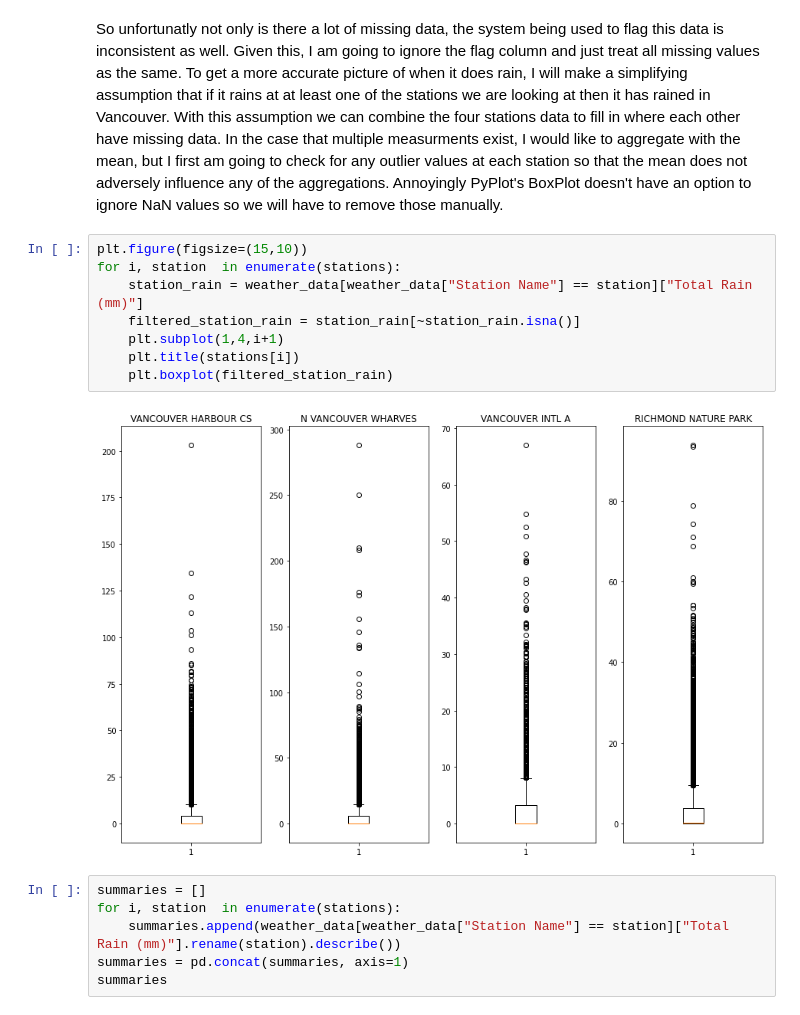
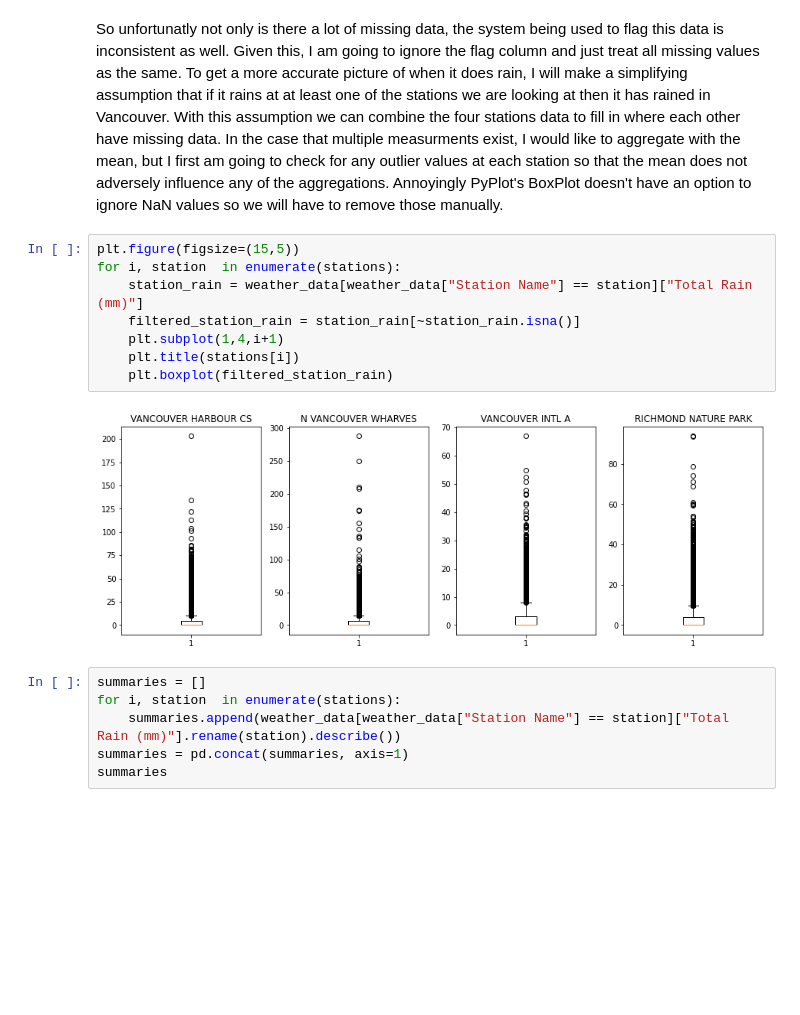
Before and after one commit to AlanJohnM/Modelling-Raincouver, a Jupyter notebook: Raincouver.ipynb, the cells around one changed output. Drawn from its saved outputs; the diff is of its cells as text; blank space fills up the shorter version.

```diff
--- a/Raincouver.ipynb
+++ b/Raincouver.ipynb
@@ -175,15 +170,15 @@ Percent Missing: 5.67%
 # %% [markdown]
 So unfortunatly not only is there a lot of missing data, the system being used to flag this data is inconsistent as well. Given this, I am going to ignore the flag column and just treat all missing values as the same. To get a more accurate picture of when it does rain, I will make a simplifying assumption that if it rains at at least one of the stations we are looking at then it has rained in Vancouver. With this assumption we can combine the four stations data to fill in where each other have missing data. In the case that multiple measurments exist, I would like to aggregate with the mean, but I first am going to check for any outlier values at each station so that the mean does not adversely influence any of the aggregations. Annoyingly PyPlot's BoxPlot doesn't have an option to ignore NaN values so we will have to remove those manually.
 # %%
-plt.figure(figsize=(15,10))
+plt.figure(figsize=(15,5))
 for i, station  in enumerate(stations):
     station_rain = weather_data[weather_data["Station Name"] == station]["Total Rain (mm)"]
     filtered_station_rain = station_rain[~station_rain.isna()]
     plt.subplot(1,4,i+1)
     plt.title(stations[i])
     plt.boxplot(filtered_station_rain)
 # %% [output]
-[figure, old version]
+[figure, new version]
 # %%
 summaries = []
 for i, station  in enumerate(stations):
```
Also changed, not shown: parts of 37 cells of this notebook.
